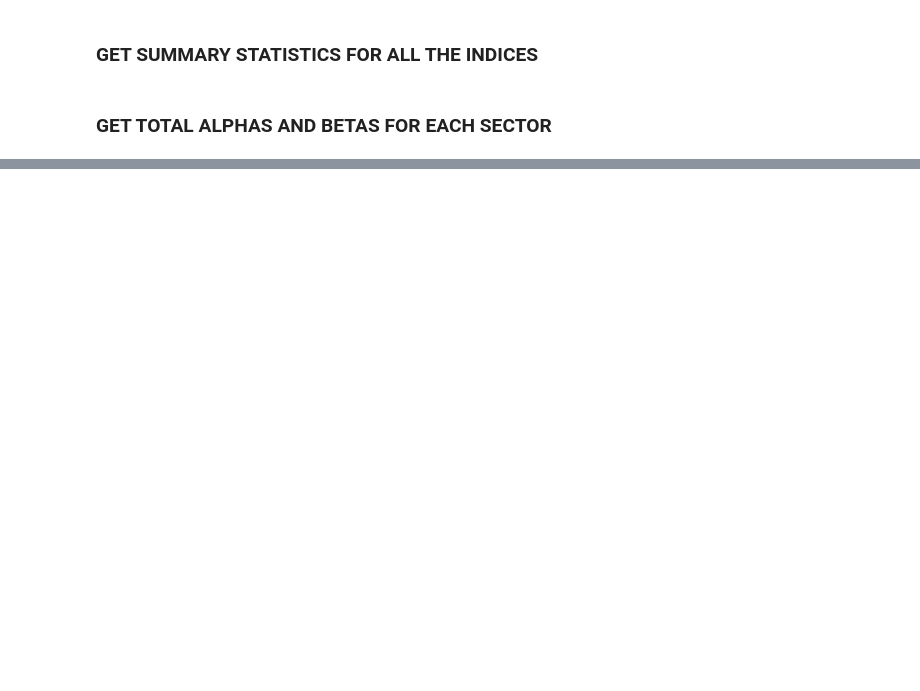
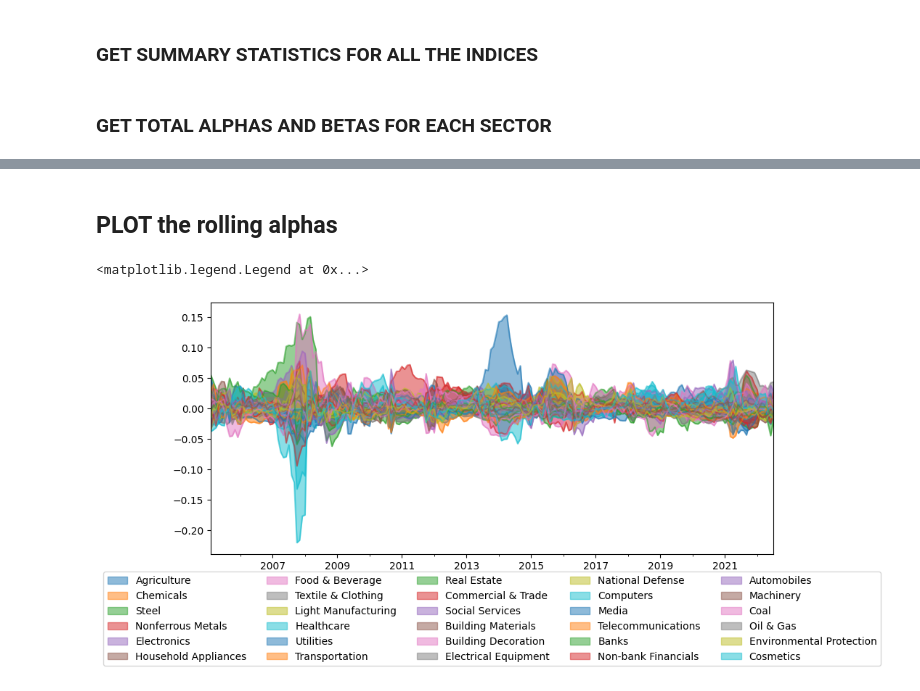
Before and after one commit to LianLongBaGua/fisf_thesis_repo, a Jupyter notebook: notebooks/thesis_grids.ipynb, the cells around one changed output, grey strips where cells are left out. Saved outputs shown, nothing was run; the diff lists cells and outputs as text; code cells hidden in the pictures; blank space fills up the shorter version.

```diff
--- a/notebooks/thesis_grids.ipynb
+++ b/notebooks/thesis_grids.ipynb
@@ -7,7 +7,7 @@ import talib as ta
 
 sys.path.append('..')
 pd.set_option("plotting.backend", "plotly")
-df = pd.read_hdf('../data/cleaned_data.h5').droplevel(0)
+sector_df = pd.read_hdf('../data/cleaned_data.h5').droplevel(0)
 shanghai_composite = pd.read_hdf('../data/shanghai_composite.h5', key='shanghai_composite')
 factors = pd.read_hdf('../data/ch3factors.h5', key='factors')
 # %% [markdown]
@@ -61,6 +61,0 @@ df_monthly = df_monthly.loc[factors.index[0]:factors.index[-1]]
-# %%
-# get factor exposures for each ticker
-factor_exposures = pd.DataFrame(index=df_monthly.index, columns=df_monthly.columns)
-for ticker in df_monthly.columns:
-    betas, alphas = np.linalg.lstsq(factors, df_monthly[ticker], rcond=None)[0:2]
-    factor_exposures[ticker] = betas
@@ -81,0 +102,42 @@ betas, alphas
+# %% [markdown]
+## PLOT the rolling alphas
+# %%
+# Create a MultiIndex DataFrame to store the results
+index = pd.MultiIndex.from_product([[],[]], names=['ticker', 'date'])
+factor_exposures_rolling = pd.DataFrame(index=index,
+                                   columns=factors.columns.append(pd.Index(['alpha'])))
+
+# Number of periods in a 6-month window
+window = 12
+
+# Loop over each 6-month window
+for i in range(window, len(sector_df_monthly)):
+    # Get the data for the current window
+    window_factor_returns = factors.iloc[i-window:i]
+    window_asset_returns = sector_df_monthly.iloc[i-window:i]
+
+    for ticker in sector_df_monthly.columns:
+        # Fit a linear regression model
+        X = sm.add_constant(window_factor_returns)
+        model = sm.OLS(window_asset_returns[ticker], X)
+        results = model.fit()
+
+        # Store the factor exposures and alpha
+        factor_exposures_rolling.loc[(ticker, sector_df_monthly.index[i]), factors.columns] = results.params[1:]
+        factor_exposures_rolling.loc[(ticker, sector_df_monthly.index[i]), 'alpha'] = results.params[0]
+# %%
+# convert the index to datetime
+factor_exposures_rolling.index = factor_exposures_rolling.index.set_levels(factor_exposures_rolling.index.levels[1].to_timestamp(), level=1)
+# %%
+# plot with filling the area between the lines and zero
+factor_exposures_rolling_pivot = factor_exposures_rolling[['alpha']].pivot_table(index=factor_exposures_rolling.index.get_level_values(1),
+                                           columns=factor_exposures_rolling.index.get_level_values(0)).droplevel(0, axis=1)
+factor_exposures_rolling_pivot.columns = factor_exposures_rolling_pivot.columns.map(converter, na_action='ignore')
+ax = factor_exposures_rolling_pivot.plot(kind='area',
+                                        stacked=False,
+                                        figsize=(10, 4.5))
+ax.set_xlabel("")
+ax.legend(loc='upper center', bbox_to_anchor=(0.5, -0.05), ncol=5, fancybox=True)
+# %% [output]
+<matplotlib.legend.Legend at 0x...>
+[figure, added]
```
Also changed, not shown: parts of 27 cells of this notebook, 1 other file.
